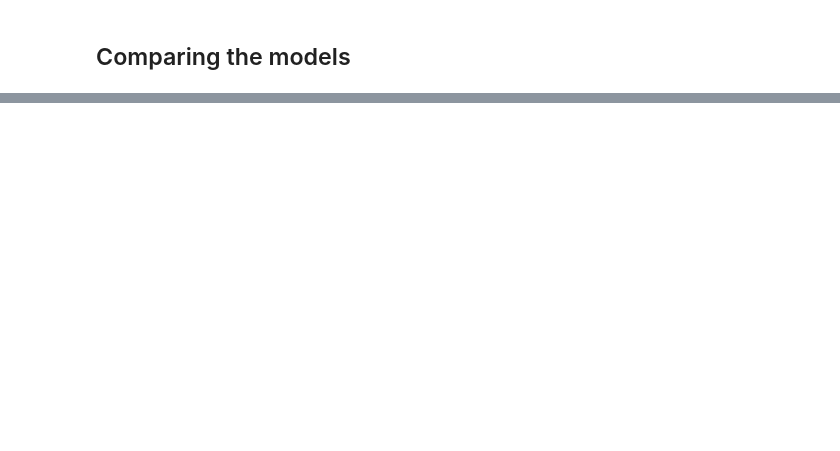
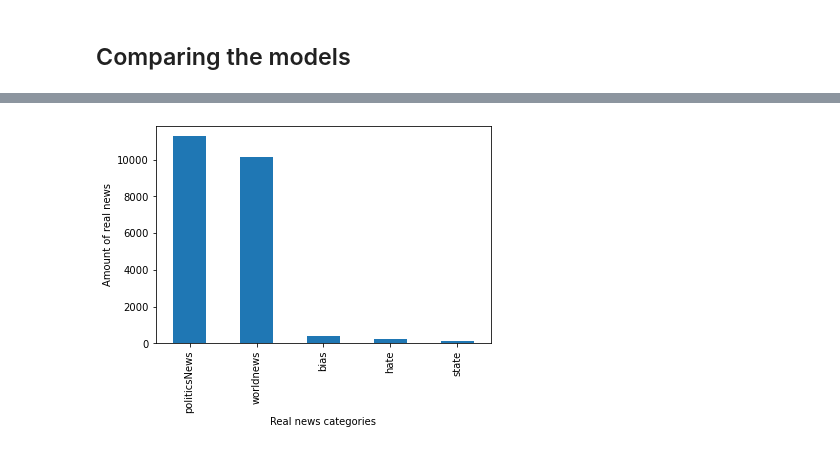
Before and after one commit to carolinlyybek/ids_fakenews, a Jupyter notebook: Project D23 KAGGLE-FAKE NEWS DETECTION.ipynb, the cells around one changed output, grey strips where cells are left out. Drawn from its saved outputs; the diff is of its cells as text; code cells hidden in the pictures; blank space fills up the shorter version.

```diff
--- a/Project D23 KAGGLE-FAKE NEWS DETECTION.ipynb
+++ b/Project D23 KAGGLE-FAKE NEWS DETECTION.ipynb
@@ -642,0 +654,10 @@ plt.show()
+# %%
+for_barplot_real = real_rows.subject.value_counts()
+
+realnews_plot = for_barplot_real.plot(kind='bar')
+realnews_plot.set_xlabel("Real news categories")
+realnews_plot.set_ylabel("Amount of real news")
+
+realnews_plot.get_figure().savefig('realCategories.png', dpi = 500, bbox_inches='tight')
+# %% [output]
+[figure, added]
```
Also changed, not shown: parts of 21 cells of this notebook, 6 other files.
